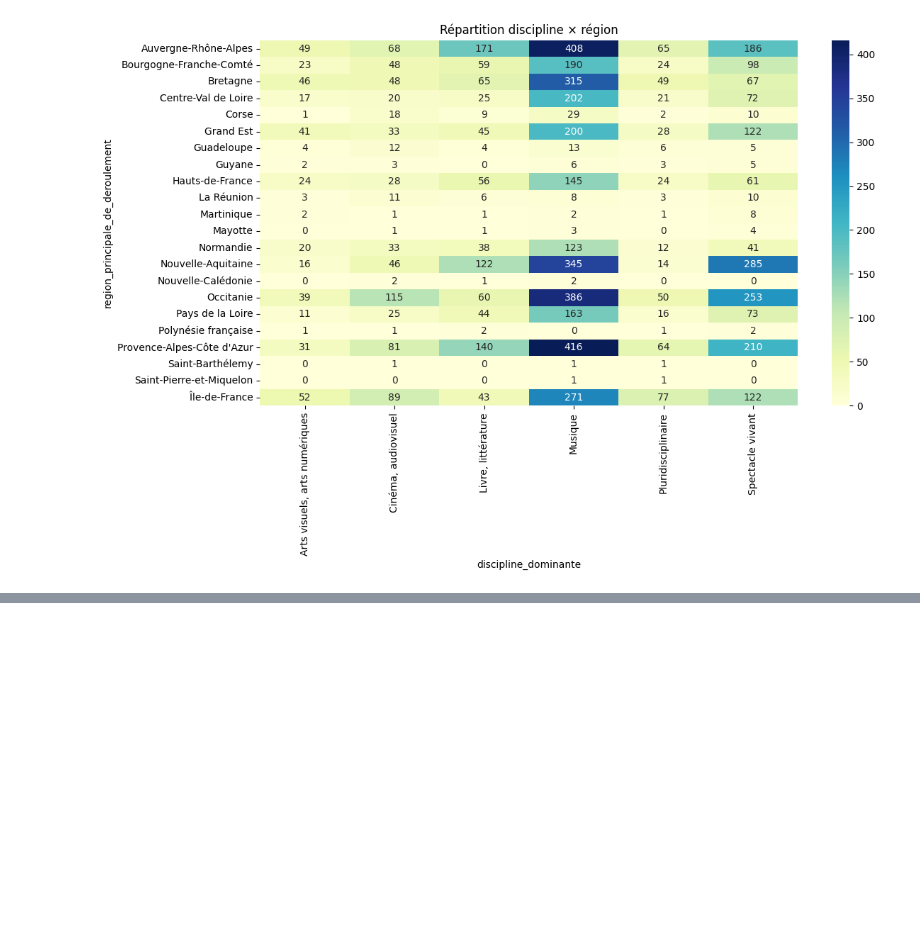
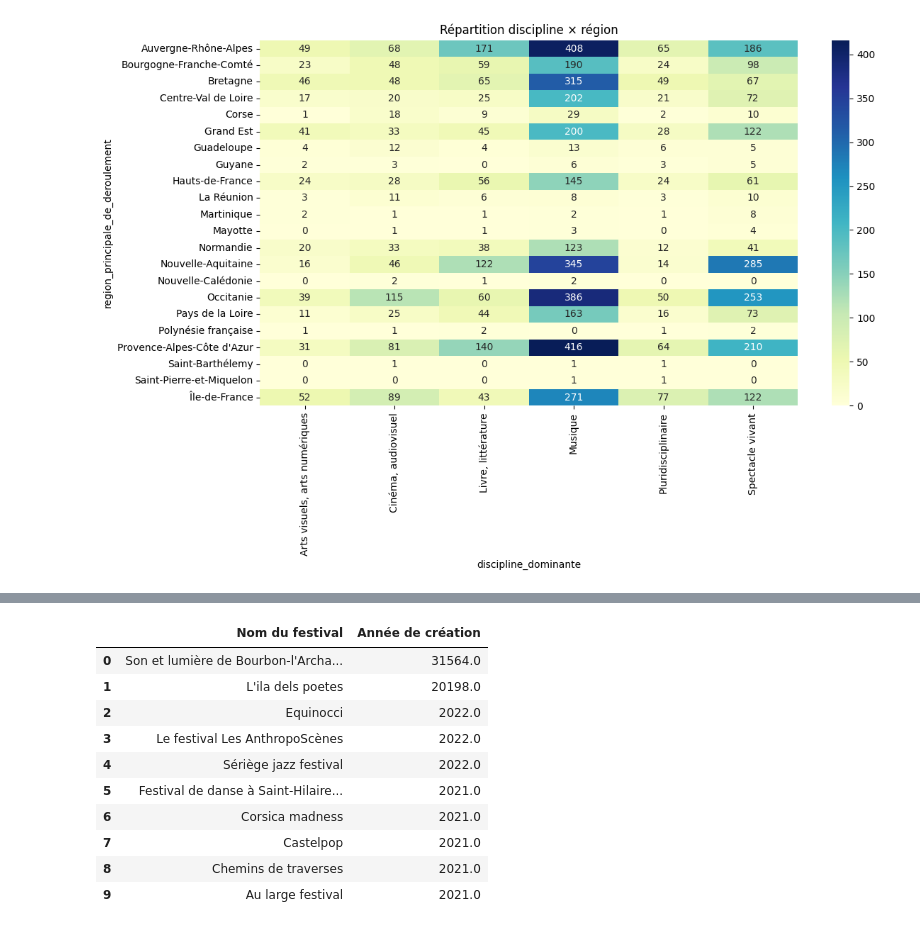
Before and after one commit to EliseELC/Portfolio-Data-Analyse, a Jupyter notebook: analyse_festival.ipynb, the cells around one changed output, grey strips where cells are left out. Saved outputs shown, nothing was run; the diff lists cells and outputs as text; code cells hidden in the pictures; blank space fills up the shorter version.

```diff
--- a/analyse_festival.ipynb
+++ b/analyse_festival.ipynb
@@ -150,0 +216,29 @@ KeyError: 'nom_du_festival'
+# %%
+df.columns = df.columns.str.strip()
+nom_col = [col for col in df.columns if 'festival' in col.lower()][0]
+
+table_recents = (
+    df[[nom_col, 'annee_de_creation_du_festival']]
+    .assign(annee_de_creation_du_festival=lambda x: pd.to_numeric(x['annee_de_creation_du_festival'], errors='coerce'))
+    .dropna()
+    .sort_values('annee_de_creation_du_festival', ascending=False)
+    .rename(columns={
+        nom_col: 'Nom du festival',
+        'annee_de_creation_du_festival': 'Année de création'
+    })
+    .reset_index(drop=True)
+)
+
+table_recents.head(10)
+# %% [output]
+|  | Nom du festival | Année de création |
+| 0 | Son et lumière de Bourbon-l'Archa... | 31564.0 |
+| 1 | L'ila dels poetes | 20198.0 |
+| 2 | Equinocci | 2022.0 |
+| 3 | Le festival Les AnthropoScènes | 2022.0 |
+| 4 | Sériège jazz festival | 2022.0 |
+| 5 | Festival de danse à Saint-Hilaire... | 2021.0 |
+| 6 | Corsica madness | 2021.0 |
+| 7 | Castelpop | 2021.0 |
+| 8 | Chemins de traverses | 2021.0 |
+| 9 | Au large festival | 2021.0 |
```
Also changed, not shown: parts of 3 cells of this notebook.
